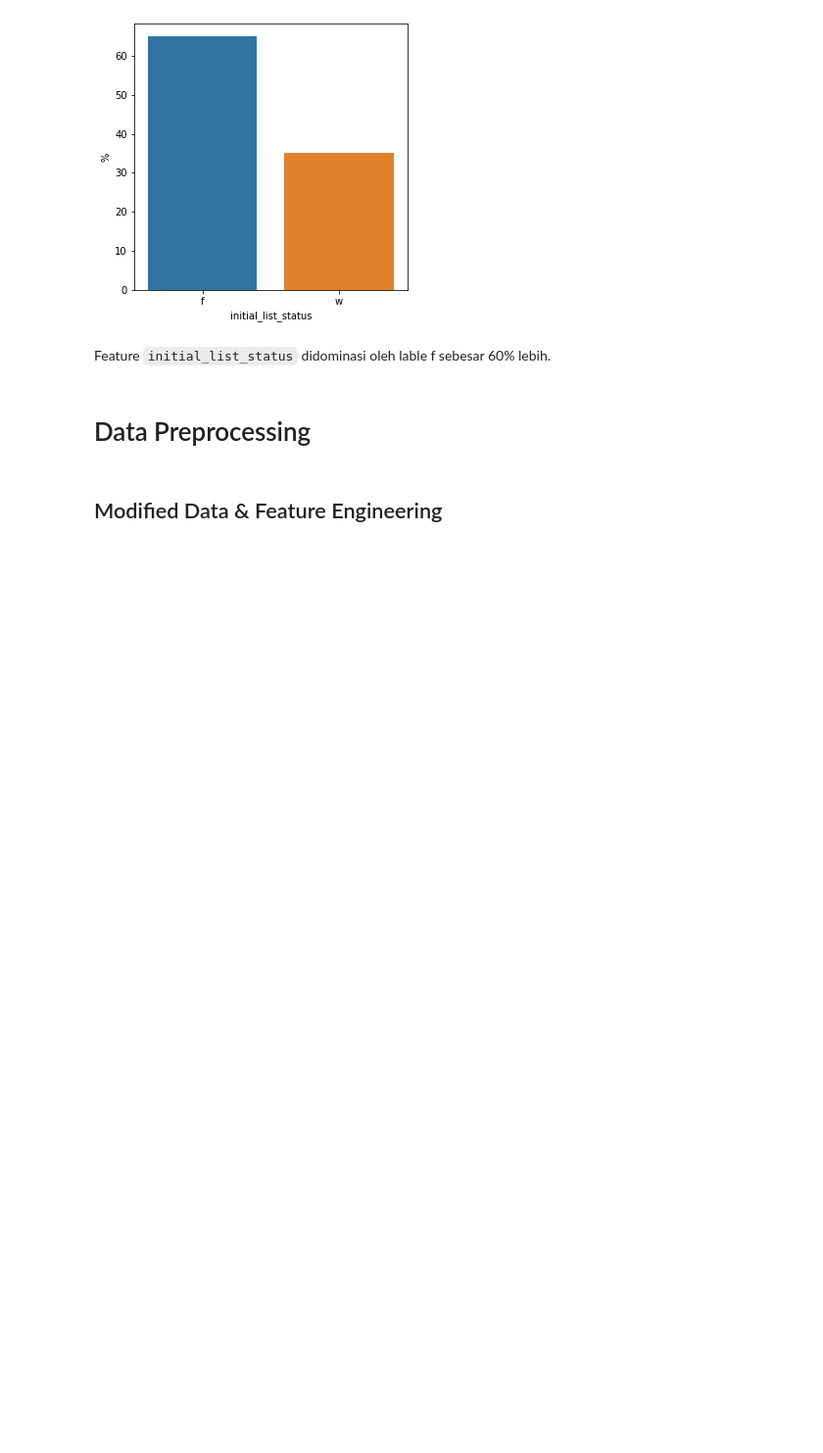
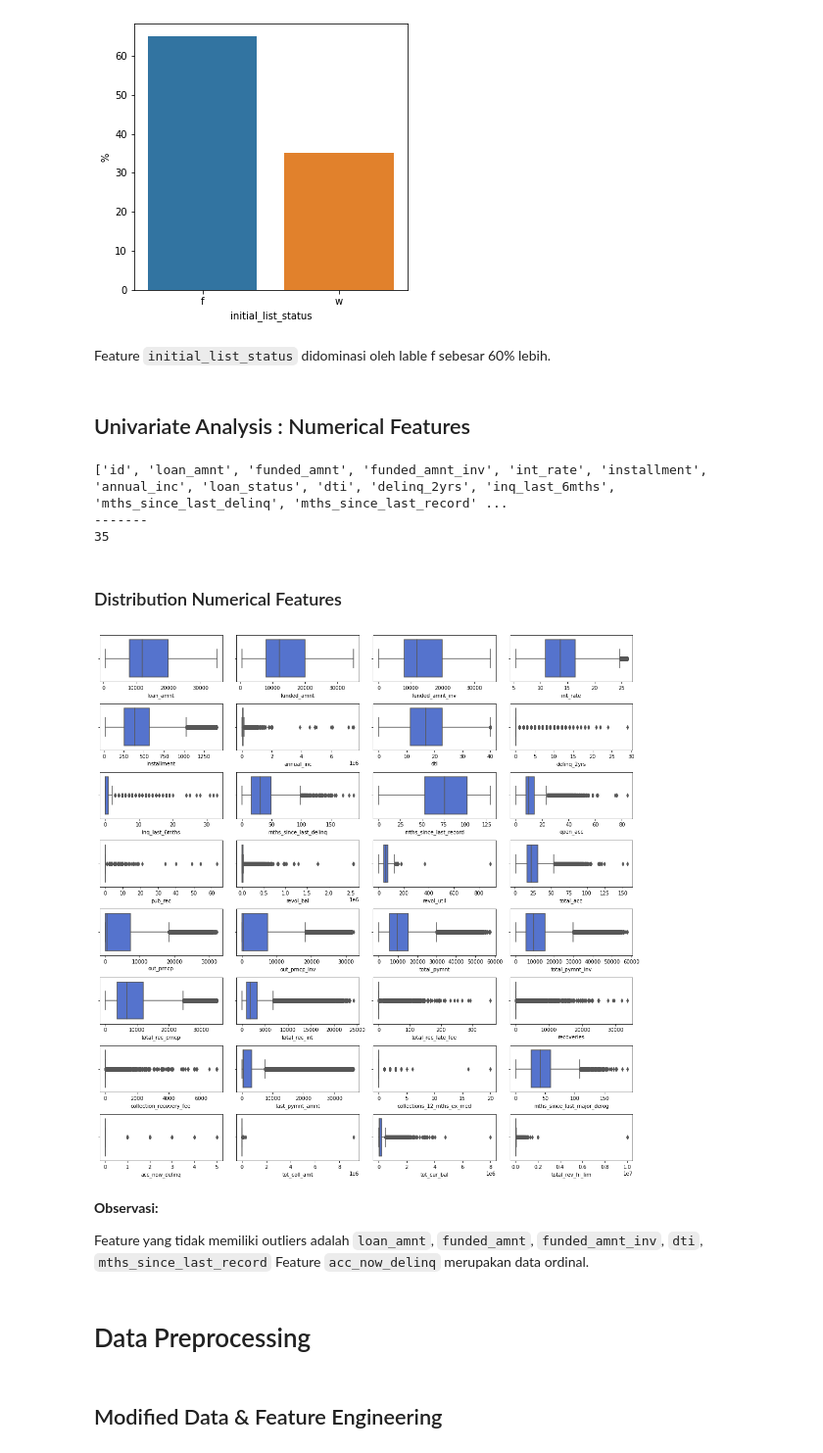
Before and after one commit to bayubagusbagaswara/CreditRiskPrediction, a Jupyter notebook: CreditRiskPrediction.ipynb, the cells around one changed output. Shown at 98% size. Cells and saved outputs as stored; diff of their text form; code cells hidden in the pictures; blank space fills up the shorter version.

Commit message:
univariate analysis : numerical features

```diff
--- a/CreditRiskPrediction.ipynb
+++ b/CreditRiskPrediction.ipynb
@@ -635,6 +635,44 @@ plt.show()
 [figure]
 # %% [markdown]
 Feature `initial_list_status` didominasi oleh lable f sebesar 60% lebih.
+# %% [markdown]
+## Univariate Analysis : Numerical Features
+# %%
+# print feature bertipe numeric
+print(numerics)
+print('-------')
+print(len(numerics))
+# %% [output]
+['id', 'loan_amnt', 'funded_amnt', 'funded_amnt_inv', 'int_rate', 'installment', 'annual_inc', 'loan_status', 'dti', 'delinq_2yrs', 'inq_last_6mths', 'mths_since_last_delinq', 'mths_since_last_record' ...
+-------
+35
+# %%
+# feature id dan police_code tidak diikutsertakan, serta loan_status yang menjadi target variable
+# masukkan feature numerical ke dalam variable temp
+temp = ['loan_amnt', 'funded_amnt', 'funded_amnt_inv', 'int_rate', 'installment',
+        'annual_inc', 'dti', 'delinq_2yrs', 'inq_last_6mths', 'mths_since_last_delinq',
+        'mths_since_last_record', 'open_acc', 'pub_rec', 'revol_bal', 'revol_util', 'total_acc',
+        'out_prncp', 'out_prncp_inv', 'total_pymnt', 'total_pymnt_inv', 'total_rec_prncp',
+        'total_rec_int', 'total_rec_late_fee', 'recoveries', 'collection_recovery_fee',
+        'last_pymnt_amnt', 'collections_12_mths_ex_med', 'mths_since_last_major_derog',
+        'acc_now_delinq', 'tot_coll_amt', 'tot_cur_bal', 'total_rev_hi_lim']
+# %% [markdown]
+### Distribution Numerical Features
+# %%
+# plot distribusi data feature numerical
+plt.figure(figsize=(15,15))
+for i in range(0, len(temp)):
+    plt.subplot(8, 4, i+1)
+    sns.boxplot(x=data[temp[i]], color='royalblue')
+    plt.xlabel(temp[i])
+    plt.tight_layout()
+# %% [output]
+[figure, added]
+# %% [markdown]
+**Observasi:**
+
+Feature yang tidak memiliki outliers adalah `loan_amnt`, `funded_amnt`, `funded_amnt_inv`, `dti`, `mths_since_last_record`
+Feature `acc_now_delinq` merupakan data ordinal.
 # %% [markdown]
 # Data Preprocessing
 # %% [markdown]
```
